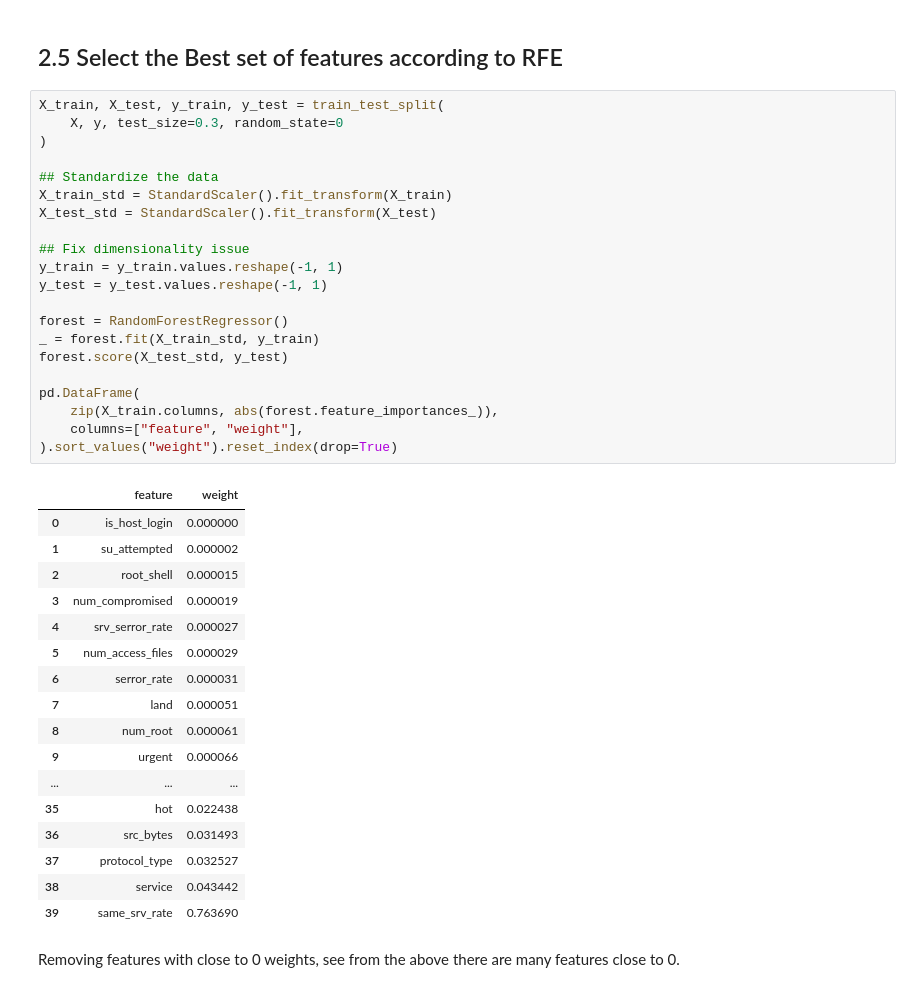
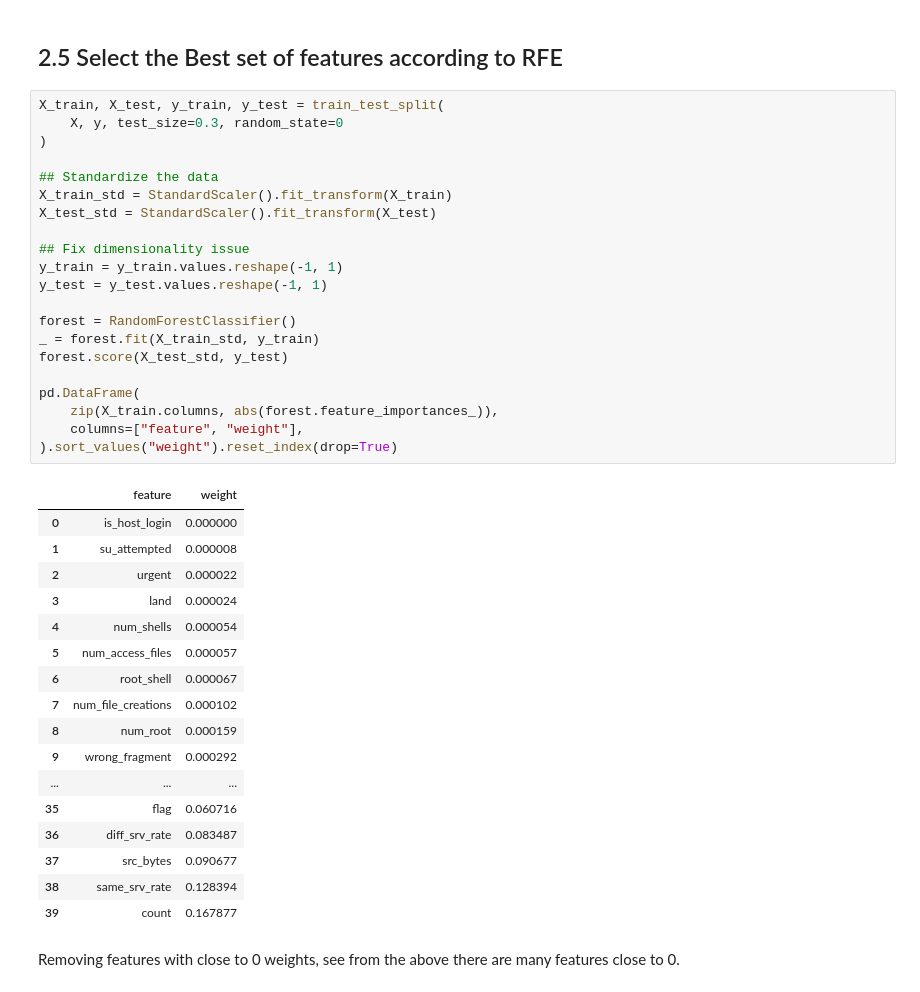
Before and after one commit to g7an/Security-Analytics-Final-Project, a Jupyter notebook: data_preprocess.ipynb, the cells around one changed output. Saved outputs shown, nothing was run; the diff lists cells and outputs as text.

```diff
--- a/data_preprocess.ipynb
+++ b/data_preprocess.ipynb
@@ -503,42 +503,42 @@ print(featureScores.nlargest(40,'Score'))
 # %%
 X_train, X_test, y_train, y_test = train_test_split(
     X, y, test_size=0.3, random_state=0
 )
 
 ## Standardize the data
 X_train_std = StandardScaler().fit_transform(X_train)
 X_test_std = StandardScaler().fit_transform(X_test)
 
 ## Fix dimensionality issue
 y_train = y_train.values.reshape(-1, 1)
 y_test = y_test.values.reshape(-1, 1)
 
-forest = RandomForestRegressor()
+forest = RandomForestClassifier()
 _ = forest.fit(X_train_std, y_train)
 forest.score(X_test_std, y_test)
 
 pd.DataFrame(
     zip(X_train.columns, abs(forest.feature_importances_)),
     columns=["feature", "weight"],
 ).sort_values("weight").reset_index(drop=True)
 # %% [output]
 |  | feature | weight |
 | 0 | is_host_login | 0.000000 |
-| 1 | su_attempted | 0.000002 |
-| 2 | root_shell | 0.000015 |
-| 3 | num_compromised | 0.000019 |
-| 4 | srv_serror_rate | 0.000027 |
-| 5 | num_access_files | 0.000029 |
-| 6 | serror_rate | 0.000031 |
-| 7 | land | 0.000051 |
-| 8 | num_root | 0.000061 |
-| 9 | urgent | 0.000066 |
+| 1 | su_attempted | 0.000008 |
+| 2 | urgent | 0.000022 |
+| 3 | land | 0.000024 |
+| 4 | num_shells | 0.000054 |
+| 5 | num_access_files | 0.000057 |
+| 6 | root_shell | 0.000067 |
+| 7 | num_file_creations | 0.000102 |
+| 8 | num_root | 0.000159 |
+| 9 | wrong_fragment | 0.000292 |
 | ... | ... | ... |
-| 35 | hot | 0.022438 |
-| 36 | src_bytes | 0.031493 |
-| 37 | protocol_type | 0.032527 |
-| 38 | service | 0.043442 |
-| 39 | same_srv_rate | 0.763690 |
+| 35 | flag | 0.060716 |
+| 36 | diff_srv_rate | 0.083487 |
+| 37 | src_bytes | 0.090677 |
+| 38 | same_srv_rate | 0.128394 |
+| 39 | count | 0.167877 |
 # %% [markdown]
 Removing features with close to 0 weights, see from the above there are many features close to 0.
 # %%
```
Also changed, not shown: parts of 6 cells of this notebook.
